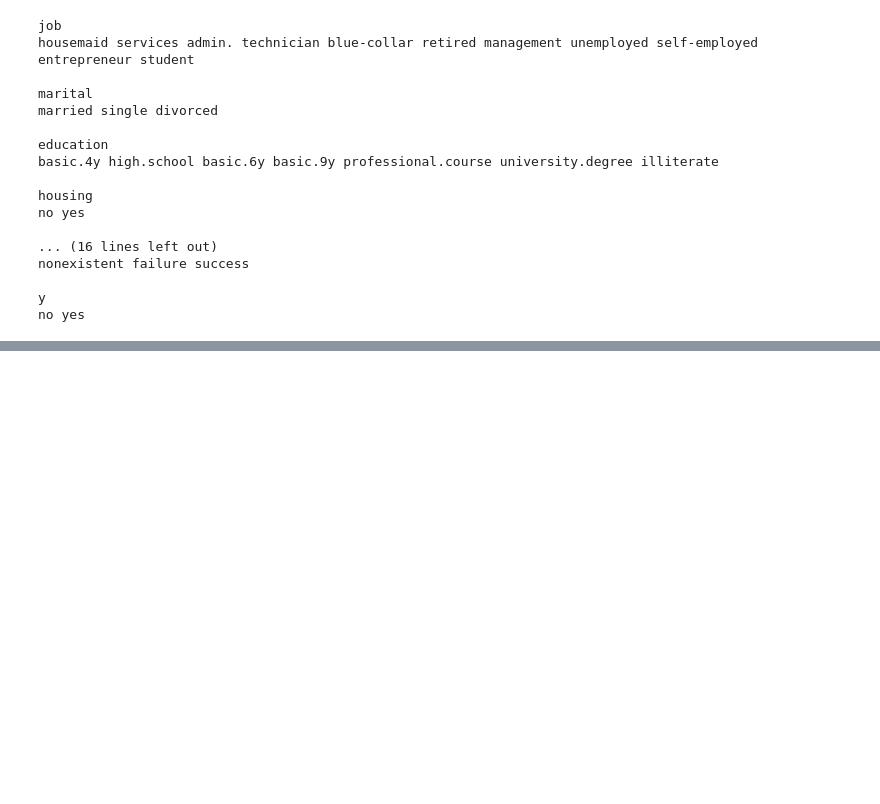
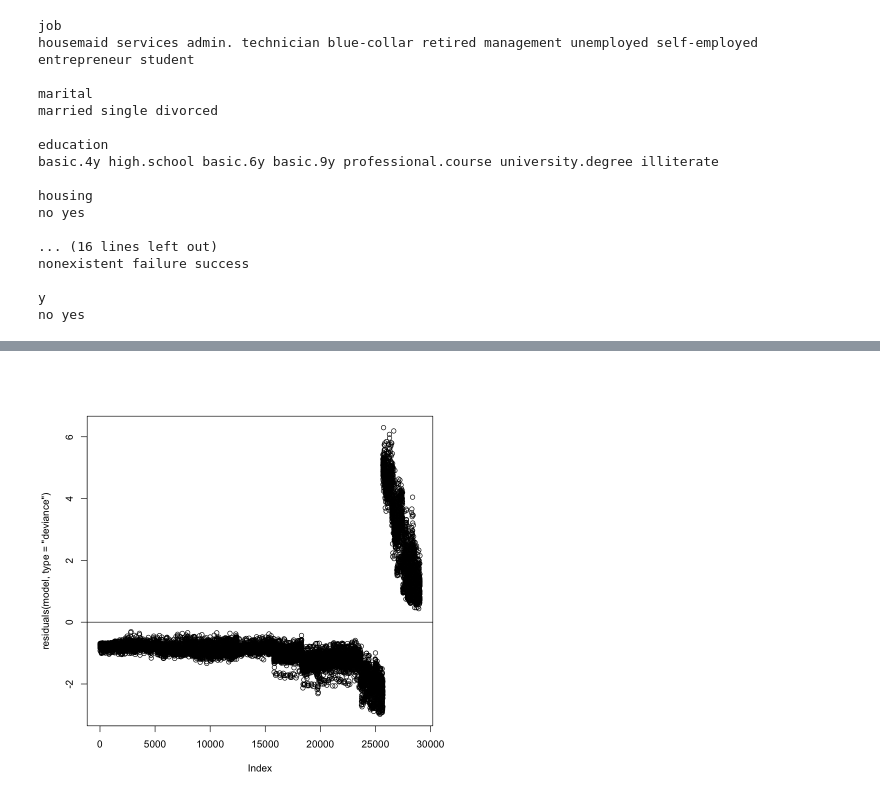
Before and after one commit to michp15/statistical_learning_class, a Jupyter notebook: stat_learn_classif_proj.ipynb, the cells around one changed output, grey strips where cells are left out. Drawn from its saved outputs; the diff is of its cells as text; code cells hidden in the pictures; blank space fills up the shorter version.

```diff
--- a/stat_learn_classif_proj.ipynb
+++ b/stat_learn_classif_proj.ipynb
@@ -528,0 +540,5 @@ y_true    0    1
+# %%
+plot(residuals(model, type = "deviance"))
+abline(h=0)
+# %% [output]
+[figure, added]
```
Also changed, not shown: parts of 79 cells of this notebook.
